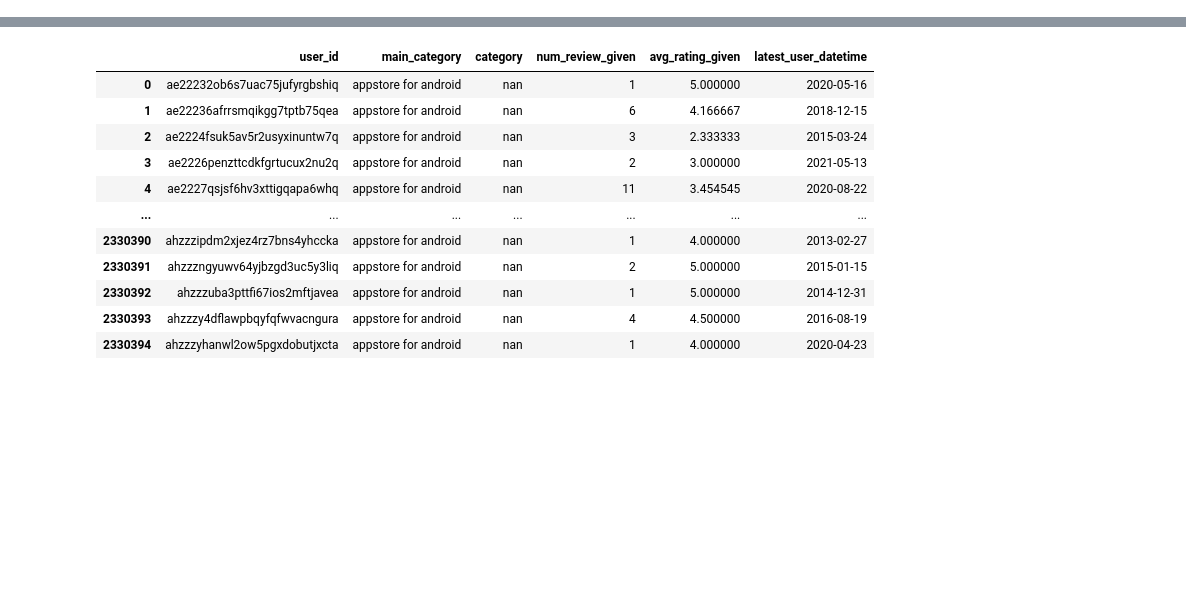
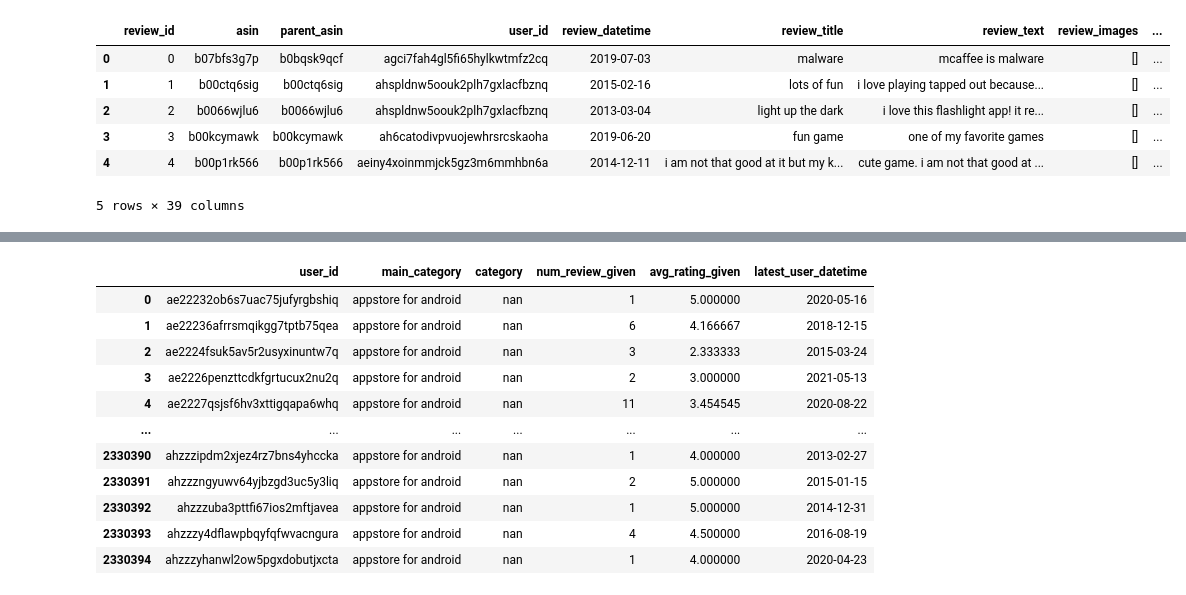
Before and after one commit to mariotey/Recommender, a Jupyter notebook: notebook/cf_recommend.ipynb, the cells around one changed output, grey strips where cells are left out. Saved outputs shown, nothing was run; the diff lists cells and outputs as text; code cells hidden in the pictures; blank space fills up the shorter version.

```diff
--- a/notebook/cf_recommend.ipynb
+++ b/notebook/cf_recommend.ipynb
@@ -1,3 +1,14 @@
 # %%
 import numpy as np
 import pandas as pd
+# %%
+user_item_itera = pd.read_parquet("../data/output/user-item-interaction.parquet")
+user_item_itera.head(5)
+# %% [output]
+|  | review_id | asin | parent_asin | user_id | review_datetime | review_title | review_text | review_images | ... |
+| 0 | 0 | b07bfs3g7p | b0bqsk9qcf | agci7fah4gl5fi65hylkwtmfz2cq | 2019-07-03 | malware | mcaffee is malware | [] | ... |
+| 1 | 1 | b00ctq6sig | b00ctq6sig | ahspldnw5oouk2plh7gxlacfbznq | 2015-02-16 | lots of fun | i love playing tapped out because... | [] | ... |
+| 2 | 2 | b0066wjlu6 | b0066wjlu6 | ahspldnw5oouk2plh7gxlacfbznq | 2013-03-04 | light up the dark | i love this flashlight app! it re... | [] | ... |
+| 3 | 3 | b00kcymawk | b00kcymawk | ah6catodivpvuojewhrsrcskaoha | 2019-06-20 | fun game | one of my favorite games | [] | ... |
+| 4 | 4 | b00p1rk566 | b00p1rk566 | aeiny4xoinmmjck5gz3m6mmhbn6a | 2014-12-11 | i am not that good at it but my k... | cute game. i am not that good at ... | [] | ... |
+5 rows × 39 columns
```
Also changed, not shown: parts of 2 cells of this notebook, 4 other files.
